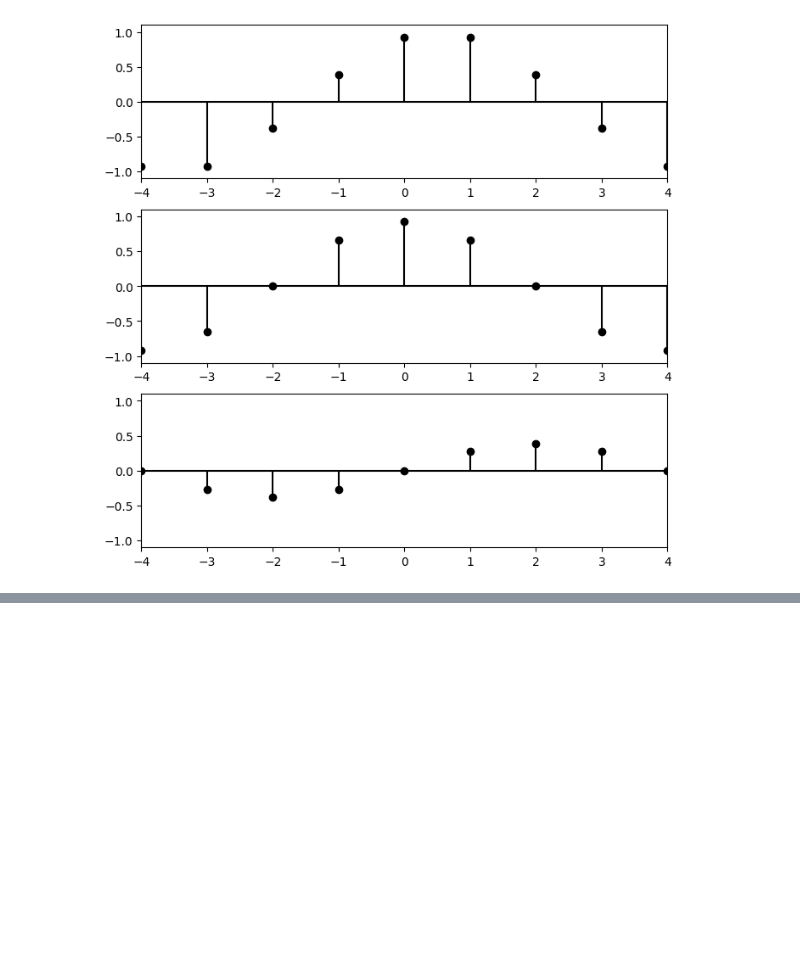
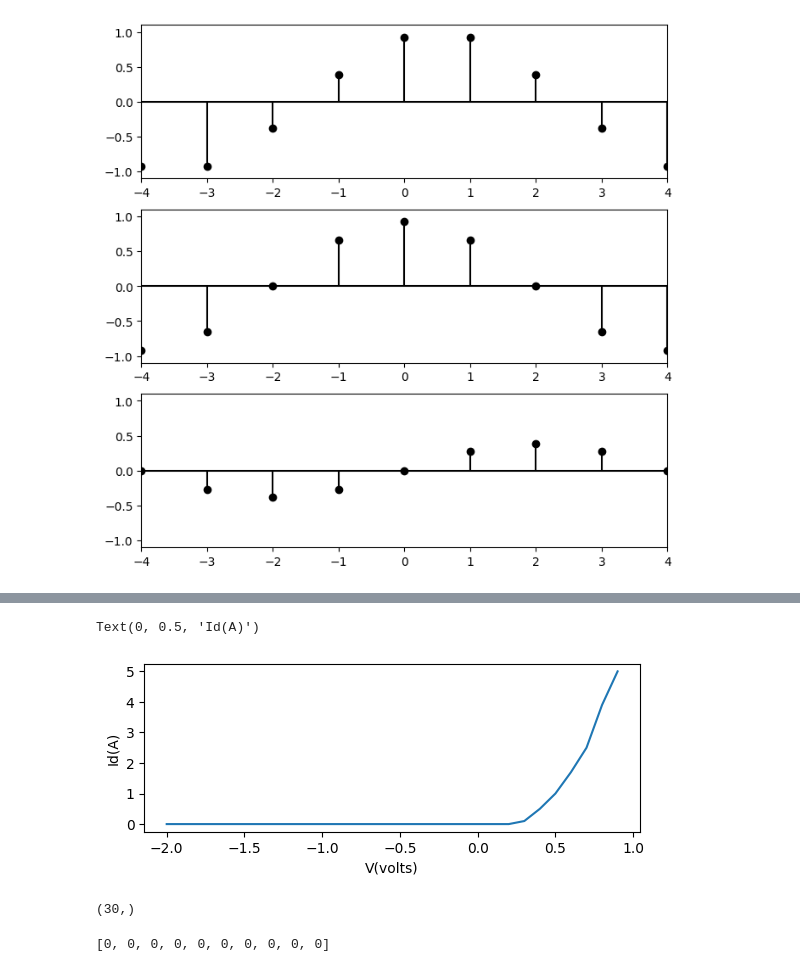
Before and after one commit to arqPy/PDS, a Jupyter notebook: testes_pds_2024.ipynb, the cells around one changed output, grey strips where cells are left out. Cells and saved outputs as stored; diff of their text form; code cells hidden in the pictures; blank space fills up the shorter version.

```diff
--- a/testes_pds_2024.ipynb
+++ b/testes_pds_2024.ipynb
@@ -131,0 +141,27 @@ $y[n]=\sum_{k=-∞}^nx[n]$
+# %%
+################################################################################
+# Pontos para plotagem.
+v = np.arange(-2., 1., 0.1)
+
+id = 20*[0] + [0, 0, 0, 0.1, 0.5, 1, 1.7, 2.5, 3.9, 5  ]
+
+################################################################################
+# Plota
+fig = plt.figure(1)
+
+a = fig.add_subplot(2, 1, 1)
+a.plot(v, id)
+a.set_xlabel("V(volts)")
+a.set_ylabel("Id(A)")
+# %% [output]
+Text(0, 0.5, 'Id(A)')
+[figure, added]
+# %%
+v = np.arange(-2., 1., 0.1)
+v.shape
+# %% [output]
+(30,)
+# %%
+10*[0]
+# %% [output]
+[0, 0, 0, 0, 0, 0, 0, 0, 0, 0]
```
Also changed, not shown: parts of 2 cells of this notebook.
